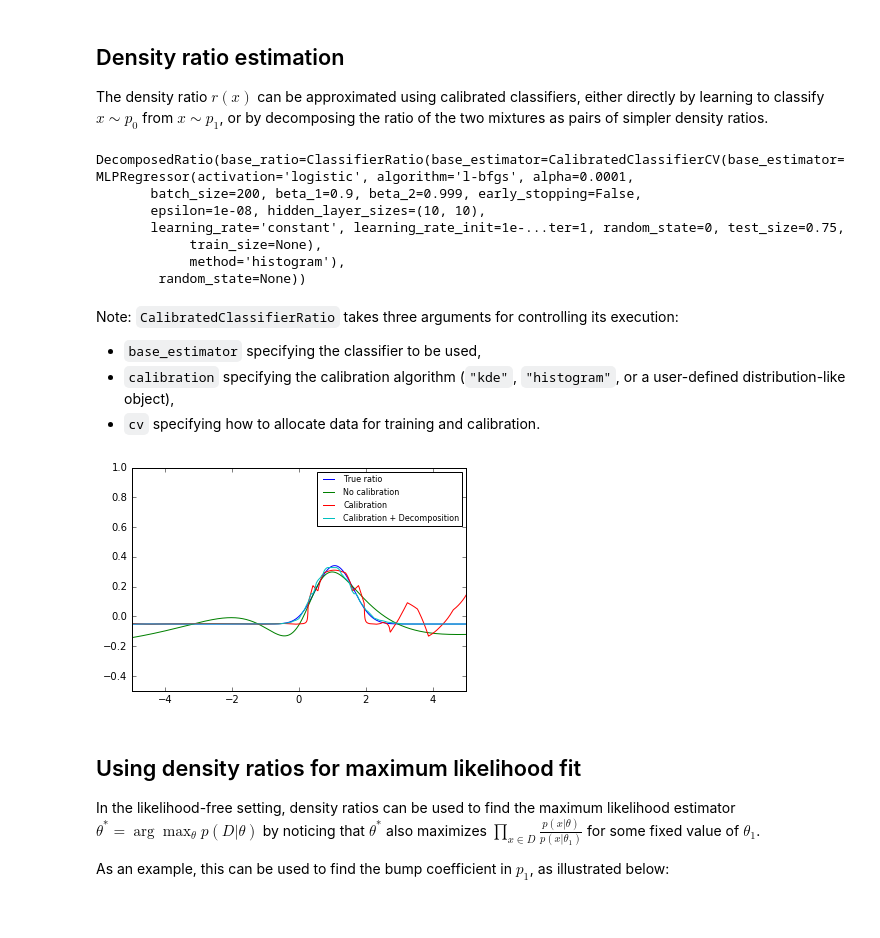
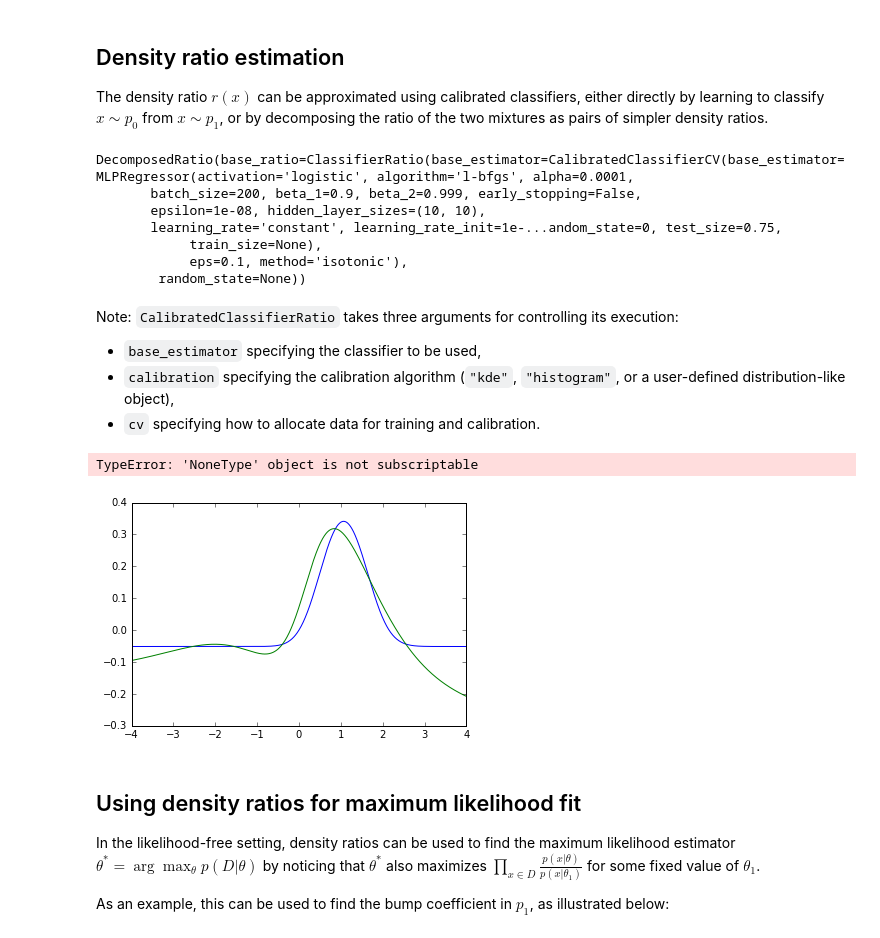
Before and after one commit to cranmer/carl-notebooks, a Jupyter notebook: Approximating likelihood ratios with calibrated classifiers.ipynb, the cells around one changed output. Drawn from its saved outputs; the diff is of its cells as text; code cells hidden in the pictures.

Commit message:
testing iso-interp

```diff
--- a/Approximating likelihood ratios with calibrated classifiers.ipynb
+++ b/Approximating likelihood ratios with calibrated classifiers.ipynb
@@ -83,19 +83,23 @@ cc_none.fit(numerator=p0, denominator=p1, n_samples=n_train_samples)
 
 # Calibration + Direct approximation
 cv = StratifiedShuffleSplit(n_iter=1, test_size=0.75, random_state=0)  # 25% for training, 75% for calibration
-cc_direct = ClassifierRatio(base_estimator=CalibratedClassifierCV(clf, cv=cv))
+cc_direct = ClassifierRatio(base_estimator=CalibratedClassifierCV(clf, cv=cv, method="interpolated-isotonic"))
 cc_direct.fit(numerator=p0, denominator=p1, n_samples=n_train_samples)
 
 # Calibration + Decomposition of the mixture
-cc_decomposed = DecomposedRatio(ClassifierRatio(base_estimator=CalibratedClassifierCV(clf, cv=cv,bins=30)))
+#cc_decomposed = DecomposedRatio(ClassifierRatio(base_estimator=CalibratedClassifierCV(clf, cv=cv,bins=30,
+#                                                                                     method="interpolated-isotonic")))
+cc_decomposed = DecomposedRatio(ClassifierRatio(base_estimator=CalibratedClassifierCV(clf, cv=cv,bins=30,
+                                                                                     method="isotonic")))
+
 cc_decomposed.fit(numerator=p0, denominator=p1, n_samples=n_calibration_samples)
 # %% [output]
 DecomposedRatio(base_ratio=ClassifierRatio(base_estimator=CalibratedClassifierCV(base_estimator=MLPRegressor(activation='logistic', algorithm='l-bfgs', alpha=0.0001,
        batch_size=200, beta_1=0.9, beta_2=0.999, early_stopping=False,
        epsilon=1e-08, hidden_layer_sizes=(10, 10),
-       learning_rate='constant', learning_rate_init=1e-...ter=1, random_state=0, test_size=0.75,
+       learning_rate='constant', learning_rate_init=1e-...andom_state=0, test_size=0.75,
             train_size=None),
-            method='histogram'),
+            eps=0.1, method='isotonic'),
         random_state=None))
 # %% [markdown]
 Note: `CalibratedClassifierRatio` takes three arguments for controlling its execution:
@@ -103,19 +107,21 @@ Note: `CalibratedClassifierRatio` takes three arguments for controlling its exec
 - `calibration` specifying the calibration algorithm (`"kde"`, `"histogram"`, or a user-defined distribution-like object),
 - `cv` specifying how to allocate data for training and calibration.
 # %%
+reals = np.linspace(-4, 4, num=1000)
 plt.plot(reals, -p0.nnlf(reals.reshape(-1, 1))
                 +p1.nnlf(reals.reshape(-1, 1)), label="True ratio")
 
 plt.plot(reals, cc_none.predict(reals.reshape(-1, 1), log=True), label="No calibration")
 plt.plot(reals, cc_direct.predict(reals.reshape(-1, 1), log=True), label="Calibration")
 plt.plot(reals, cc_decomposed.predict(reals.reshape(-1, 1), log=True), label="Calibration + Decomposition")
 
 plt.xlim(-5, 5)
 plt.ylim(-0.5, 1.)
 plt.legend(loc="best", prop={'size': 8})
 plt.show()
 # %% [output]
+TypeError: 'NoneType' object is not subscriptable
-[figure, old version]
+[figure, new version]
 # %% [markdown]
 ## Using density ratios for maximum likelihood fit
 
```
Also changed, not shown: parts of 3 cells of this notebook, 1 other file.
